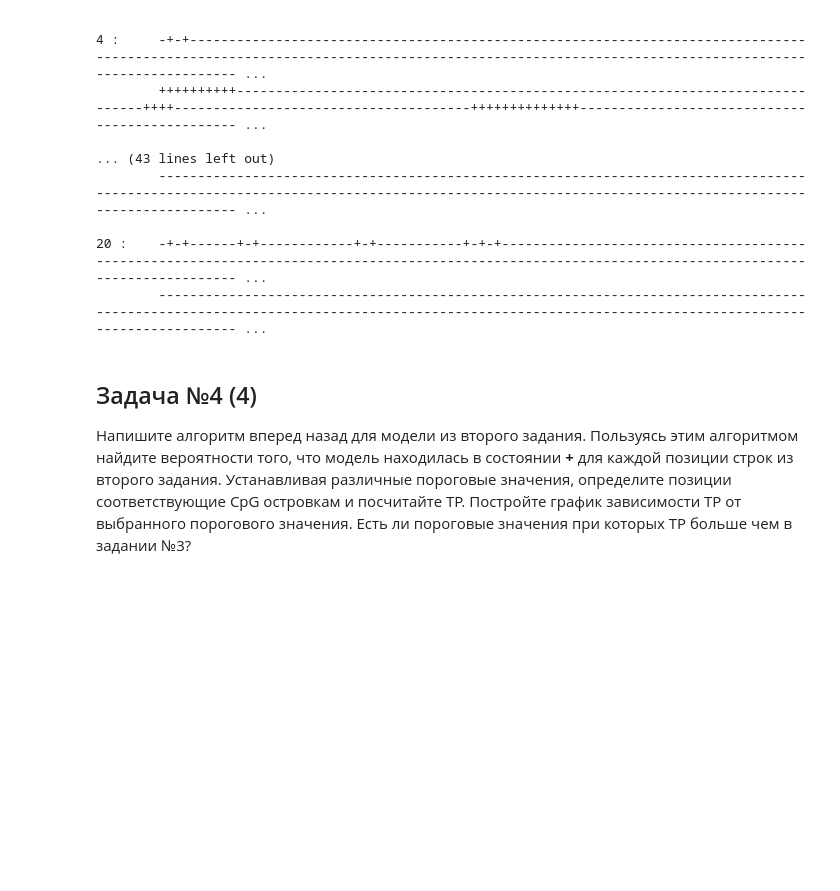
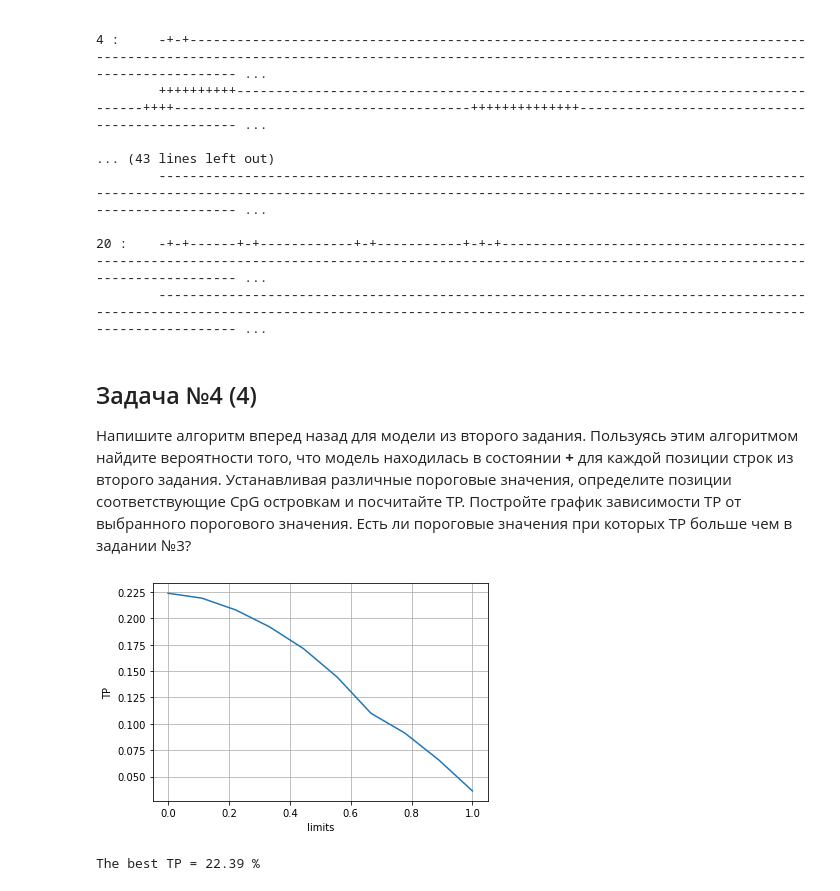
Before and after one commit to SophiaLaz/BioinformaticsCourse, a Jupyter notebook: 1_4/homeAssignment_Lazareva.ipynb, the cells around one changed output. Cells and saved outputs as stored; diff of their text form; code cells hidden in the pictures; blank space fills up the shorter version.

```diff
--- a/1_4/homeAssignment_Lazareva.ipynb
+++ b/1_4/homeAssignment_Lazareva.ipynb
@@ -237,3 +238,66 @@ print(f'TP = {mistake[0]}\tTN = {mistake[1]}\tFP = {mistake[2]}\tFN = {mistake[3
 # %% [markdown]
 ## Задача №4 (4)
 Напишите алгоритм вперед назад для модели из второго задания. Пользуясь этим алгоритмом найдите вероятности того, что модель находилась в состоянии **+** для каждой позиции строк из второго задания. Устанавливая различные пороговые значения, определите позиции соответствующие CpG островкам и посчитайте TP. Постройте график зависимости TP от выбранного порогового значения. Есть ли пороговые значения при которых TP больше чем в задании №3?
+# %%
+count_sequence, len_sequence = 2000, 50
+gen = CpG(x, pi, island, non_island, count_sequence)
+gen.probability(*paired_frequency)
+gen.single_probability(*single_frequency)
+a = gen.gen, gen.island
+
+for i in range(count_sequence):
+    new = [*random.choices(x), *random.choices(pi)]
+    gen.sequence_x[i] = [new[0]]
+    gen.sequence_pi[i] = [new[1]]
+    for _ in range(len_sequence):
+        ans = gen.__next__(i, *new)
+        new = [*ans[0], *ans[1]]
+# %%
+def _one_sequence_f_b(true_positive, seq, corr_pi, limit):
+    n = len(seq)
+    f, b = np.zeros((2, n + 1)), np.zeros((2, n + 1))
+    f[0][0], f[1][0] = 1, 0
+    b[0][-1], b[1][-1] = a[0][1], a[1][1]
+
+    for i, j in zip(range(n), range(n - 1, -1, -1)):
+        f[0][i + 1] = gen.single_gen[seq[i]] * (f[0][i] * a[0][1] + f[1][i] * a[1][1])
+        f[1][i + 1] = gen.single_isl[seq[i]] * (f[0][i] * a[0][0] + f[1][i] * a[1][0])
+        b[0][j] = a[0][1] * gen.single_gen[seq[j]] * b[0][j + 1] + a[0][0] * gen.single_isl[seq[j]] * b[1][j + 1]
+        b[1][j] = a[1][1] * gen.single_gen[seq[j]] * b[0][j + 1] + a[1][0] * gen.single_isl[seq[j]] * b[1][j + 1]
+    p = a[0][1] * gen.single_gen[seq[0]] * b[0][0] + a[0][0] * gen.single_isl[seq[0]] * b[1][0]
+
+    result = f[:, 1:] * b[:, :-1] / p
+    ans = ['' for _ in range(n)]
+    ans[0] = '-'
+
+    for i in range(1, n):
+        ans[i] = '-' if result[0][i] < limit else '+'
+        if ans[i] == '+' and corr_pi[i] == '+':
+            true_positive += 1
+
+    return true_positive
+
+limit = np.linspace(0, 1, 10)
+tp = np.zeros(limit.shape)
+best_tp, best_lim = 0, 0
+for lim_i, i in zip(limit, range(len(limit))):
+    count = 1
+    true_positive = 0
+    for seq_i, corr_i in zip(gen.sequence_x, gen.sequence_pi):
+        true_positive = _one_sequence_f_b(true_positive, seq_i, corr_i, lim_i)
+        count += 1
+
+    true_positive /= (count_sequence * len_sequence)
+    if true_positive > best_tp:
+        best_tp, best_lim = true_positive, lim_i
+    tp[i] = true_positive
+
+plt.plot(limit, tp)
+plt.xlabel('limits')
+plt.ylabel('TP')
+plt.grid()
+plt.show()
+print(f'\nThe best TP = {best_tp * 100:.2f} %')
+# %% [output]
+[figure, added]
+The best TP = 22.39 %
```
Also changed, not shown: parts of 1 cell of this notebook.
